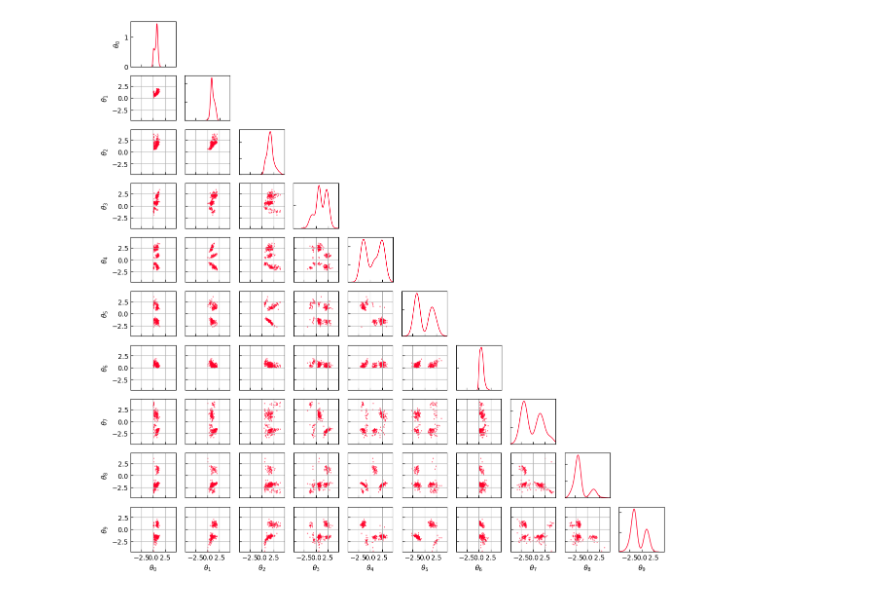
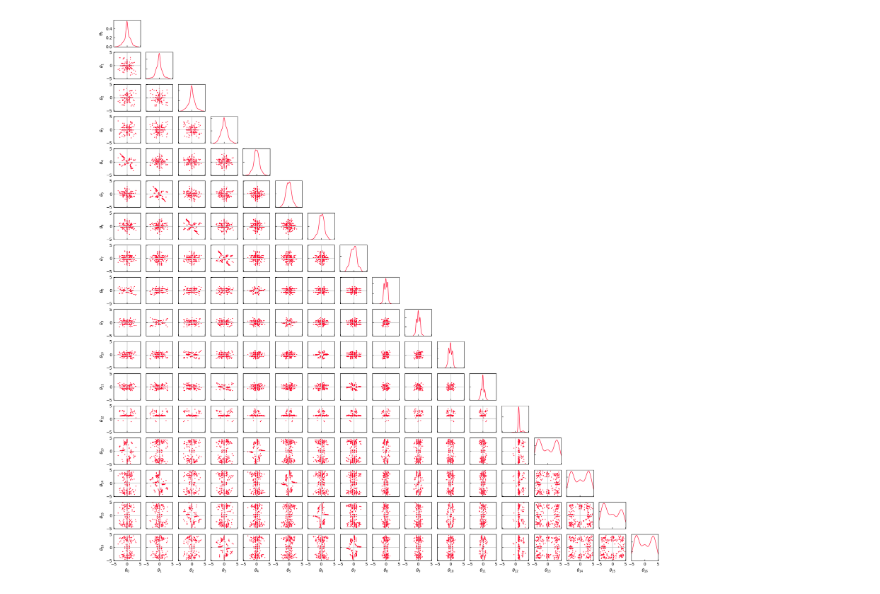
Before and after one commit to jgwiese/mcmc_bnn_symmetry, a Jupyter notebook: notebooks/01_sampling/evaluation.ipynb, the cells around one changed output. Saved outputs shown, nothing was run; the diff lists cells and outputs as text; code cells hidden in the pictures.

```diff
--- a/notebooks/01_sampling/evaluation.ipynb
+++ b/notebooks/01_sampling/evaluation.ipynb
@@ -9,7 +9,7 @@ import visualization
 from utils import results, experiments, settings
 # %%
 result = results.ResultSample.load_from_file(
-    file_name="/home/gw/data/experiments/master_thesis/results/bd5a1e9c17b4a149e37bef8d54e2d196.tar.gz",
-    #file_name="/home/gw/data/experiments/master_thesis/results/1ad5038db1cd040f3d50d7ab34de72da.tar.gz",
+    #"/home/gw/data/experiments/master_thesis/results/6d186e013e95a2b671786ba446de554c.tar.gz"
+    "/home/gw/data/experiments/master_thesis/results/fe40fbb72d77ab0c088536caa6593db9.tar.gz"
 )
 experiment = experiments.FactoryExperiment(result.experiment_type, **{"settings": result.settings})()
@@ -36,20 +40,20 @@ figure.plot(
 # %%
 rng_key, rng_key_ = jax.random.split(rng_key)
 samples_parameters_posterior = samples_parameters_fs
-if samples_parameters_posterior.shape[-1] > 10:
-    samples_parameters_posterior = samples_parameters_posterior[:, jax.random.permutation(rng_key_, jnp.arange(samples_parameters_fs.shape[-1]))[:10]]
+#if samples_parameters_posterior.shape[-1] > 10:
+#    samples_parameters_posterior = samples_parameters_posterior[:, jax.random.permutation(rng_key_, jnp.arange(samples_parameters_fs.shape[-1]))[:10]]
 
 figure = visualization.TriangleFigure(
     settings=settings.SettingsTriangleFigure(
         prefix=r"\theta",
         settings_scatter=settings.SettingsScatter(
-            alpha=0.4,
+            alpha=1.0,
             size=1.0
         )
     )
 )
 figure.plot(
     data_list=[samples_parameters_posterior]
 )
 # %% [output]
-[figure, old version]
+[figure, new version]
```
Also changed, not shown: parts of 2 cells of this notebook, 9 other files.
